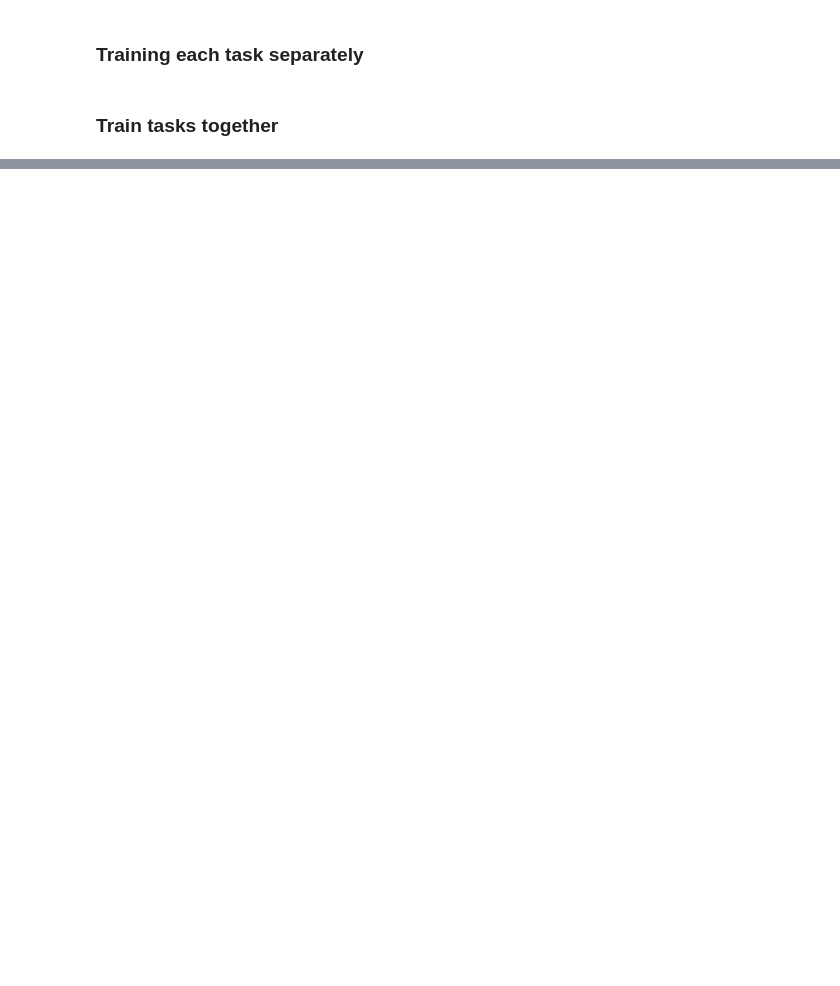
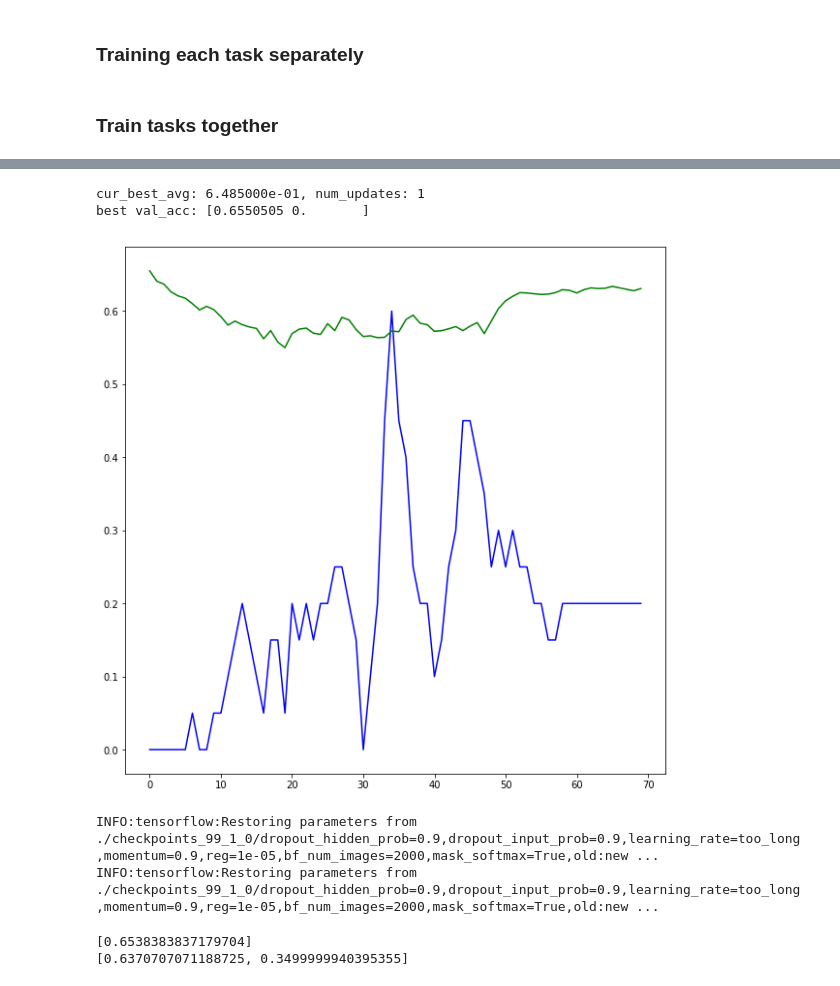
Before and after one commit to shriramsb/continual_learning, a Jupyter notebook: importance_reweighting/split_CIFAR-100_2/p2/DB1/code_99_1_0.ipynb, the cells around one changed output, grey strips where cells are left out. Drawn from its saved outputs; the diff is of its cells as text; code cells hidden in the pictures; blank space fills up the shorter version.

```diff
--- a/importance_reweighting/split_CIFAR-100_2/p2/DB1/code_99_1_0.ipynb
+++ b/importance_reweighting/split_CIFAR-100_2/p2/DB1/code_99_1_0.ipynb
@@ -443,7 +443,7 @@ best val_acc: [0.65959597]
 t = 1
 learning_rates = [(((49, 1e-1), (63, 1e-1 / 5), 1e-1 / (5 * 5)), (1e-1, ))]
 momentums = [0.9]
-regs = [0.0001]
+regs = [0.00001]
 dropout_input_probs = [1.0]
 dropout_hidden_probs = [0.9]
 prod = list(itertools.product(regs, dropout_input_probs, dropout_hidden_probs, momentums, learning_rates))
@@ -472,23 +490,28 @@ best_avg, best_hparams_index = tuner.tuneTasksInRange(1, t, BATCH_SIZE, num_hpar
 # %%
 plt.rcParams['figure.figsize'] = [10, 10]
 best_hparams_tuple = tuner.hparamsDictToTuple(hparams[0], tuner.tuner_hparams)
-cur_res = tuner.results_list[t][best_hparams_tuple]
+cur_res = tuner.results_list[t][best_hparams_tuple][0]
 x = np.arange(0, cur_res['total_updates'], cur_res['updates_per_epoch'])
 cur_best_avg = cur_res['best_avg']
 cur_best_epoch = cur_res['best_epoch']
 updates_per_epoch = cur_res['updates_per_epoch']
 # print("dropout: %f, fisher_multiplier: %e, lr: %e" % (k[0], k[1], k[2]))
 print("cur_best_avg: %e, num_updates: %d" % (cur_best_avg, cur_best_epoch))
 print("best val_acc: %s" % (str(np.array(cur_res['val_acc'])[:, (cur_best_epoch - 1) // tuner.eval_frequency])))
 # plt.plot(cur_res['loss_with_penalty'], color='g')
-plt.plot(cur_res['loss'], color='m')
-plt.plot(x, cur_res['val_loss'][-1], color='b')
-plt.show()
+# plt.plot(cur_res['loss'], color='m')
+# plt.plot(x, cur_res['val_loss'][-1], color='b')
+# plt.show()
 # plt.ylim(ymin=0.9)
 plt.plot(cur_res['val_acc'][-1], color='b', )
+plt.plot(cur_res['val_acc'][0], color='g', )
 # plt.plot(cur_res['val_acc'][1], color='g')
 
 plt.show()
+# %% [output]
+cur_best_avg: 6.485000e-01, num_updates: 1
+best val_acc: [0.6550505 0.       ]
+[figure, added]
 # %%
 tuner.saveResultsList()
 tuner.saveBestHparams()
@@ -497,4 +520,7 @@ TEST_BATCH_SIZE = 128
 test_accuracies = []
 for i in range(t + 1):
     accuracy = tuner.test(i, TEST_BATCH_SIZE, restore_model=True)
-    test_accuracies.append(np.mean(accuracy))
+    test_accuracies.append(accuracy)
+# %% [output]
+INFO:tensorflow:Restoring parameters from ./checkpoints_99_1_0/dropout_hidden_prob=0.9,dropout_input_prob=0.9,learning_rate=too_long,momentum=0.9,reg=1e-05,bf_num_images=2000,mask_softmax=True,old:new ...
+INFO:tensorflow:Restoring parameters from ./checkpoints_99_1_0/dropout_hidden_prob=0.9,dropout_input_prob=0.9,learning_rate=too_long,momentum=0.9,reg=1e-05,bf_num_images=2000,mask_softmax=True,old:new ...
@@ -508,3 +527,9 @@ DB1_test_accuracies = test_accuracies
+# %%
+for i in range(t + 1):
+    print(test_accuracies[i])
+# %% [output]
+[0.6538383837179704]
+[0.6370707071188725, 0.3499999940395355]
 # %%
 if use_tpu:
     sess.run(tpu.shutdown_system())
```
Also changed, not shown: parts of 7 cells of this notebook, 8 other files.
